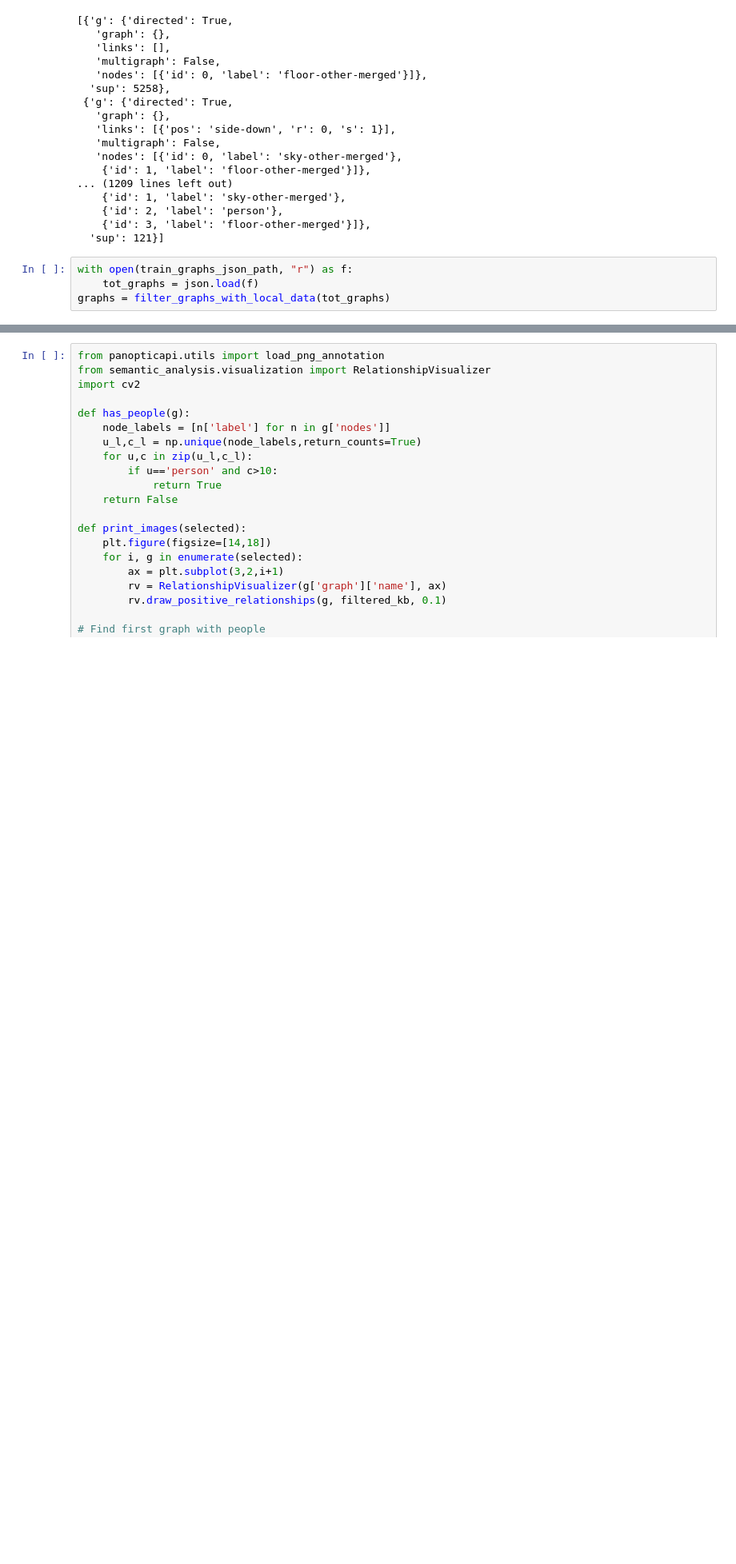
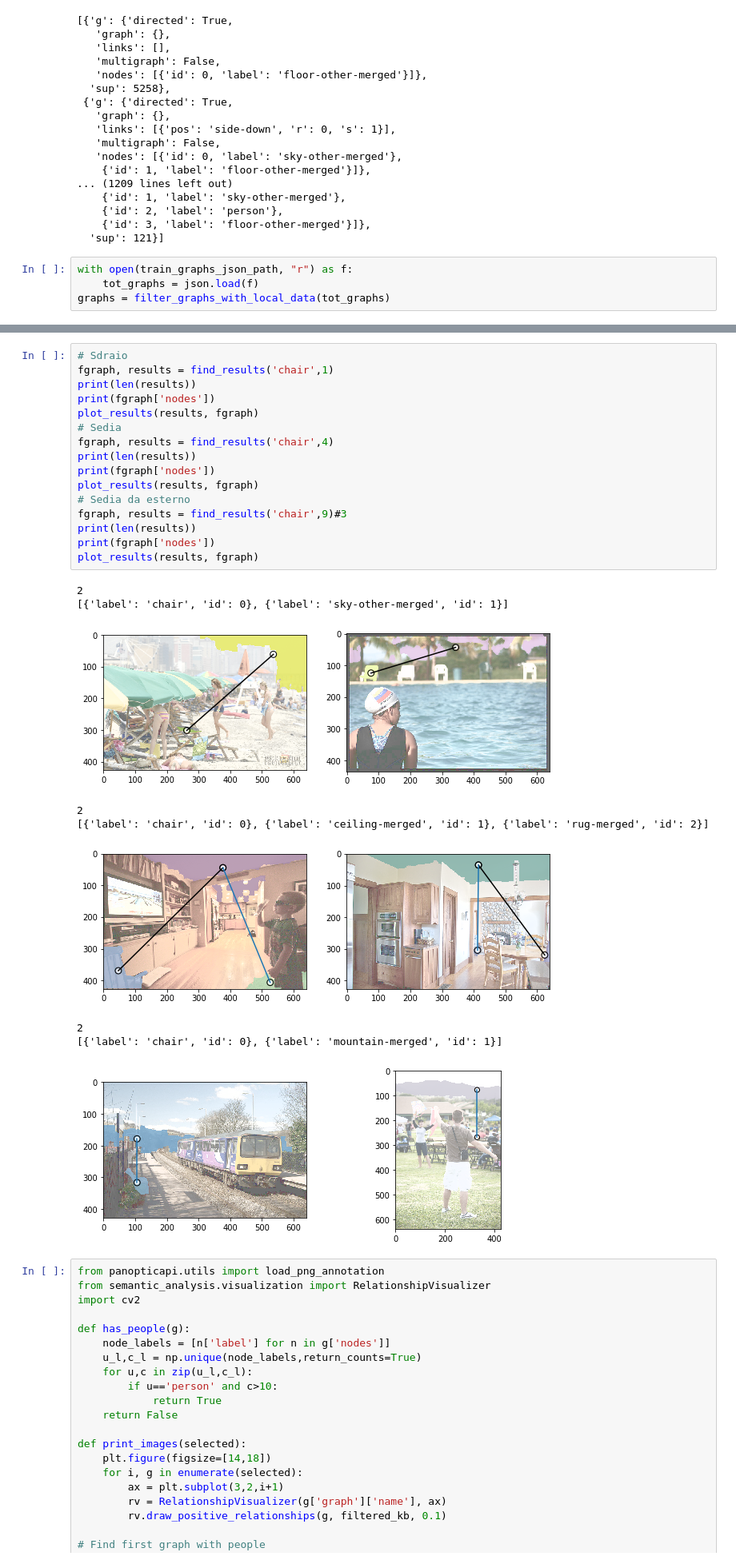
Before and after one commit to AndreaPasini/SImS, a Jupyter notebook: MiningAnalysis.ipynb, the cells around one changed output, grey strips where cells are left out. Shown at 80% size. Saved outputs shown, nothing was run; the diff lists cells and outputs as text; blank space fills up the shorter version.

```diff
--- a/MiningAnalysis.ipynb
+++ b/MiningAnalysis.ipynb
@@ -208,3 +201,29 @@ img = Image.open(BytesIO(response.content))
+# %%
+# Sdraio
+fgraph, results = find_results('chair',1)
+print(len(results))
+print(fgraph['nodes'])
+plot_results(results, fgraph)
+# Sedia
+fgraph, results = find_results('chair',4)
+print(len(results))
+print(fgraph['nodes'])
+plot_results(results, fgraph)
+# Sedia da esterno
+fgraph, results = find_results('chair',9)#3
+print(len(results))
+print(fgraph['nodes'])
+plot_results(results, fgraph)
+# %% [output]
+2
+[{'label': 'chair', 'id': 0}, {'label': 'sky-other-merged', 'id': 1}]
+[figure, added]
+2
+[{'label': 'chair', 'id': 0}, {'label': 'ceiling-merged', 'id': 1}, {'label': 'rug-merged', 'id': 2}]
+[figure, added]
+2
+[{'label': 'chair', 'id': 0}, {'label': 'mountain-merged', 'id': 1}]
+[figure, added]
 # %%
 from panopticapi.utils import load_png_annotation
 from semantic_analysis.visualization import RelationshipVisualizer
```
Also changed, not shown: parts of 4 cells of this notebook, 16 other files.
